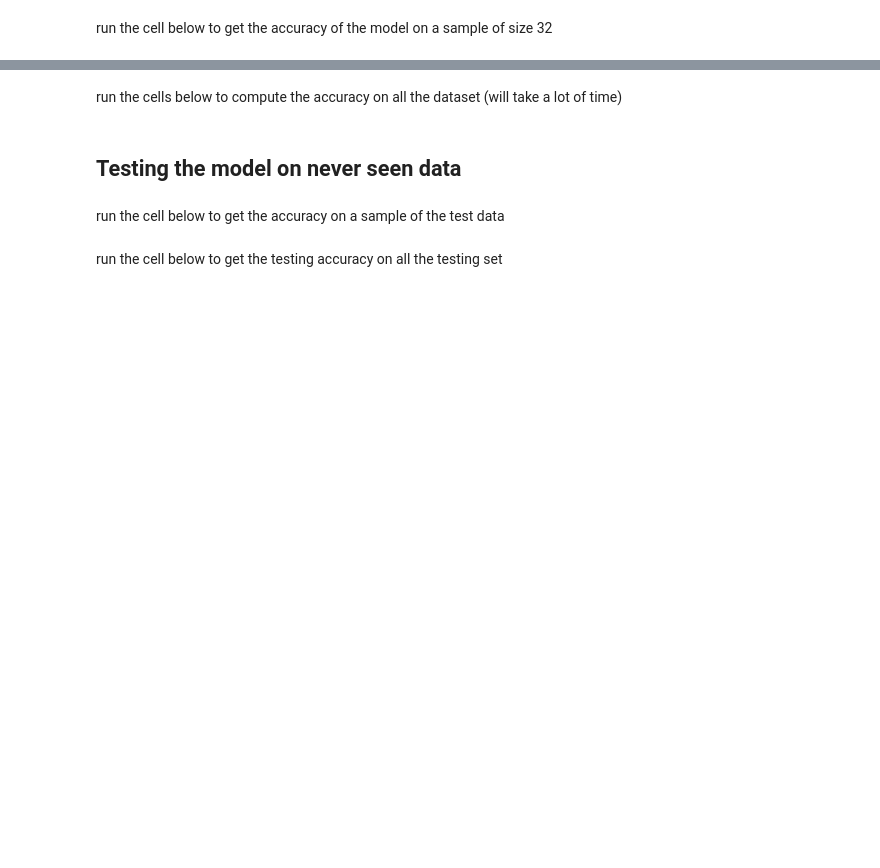
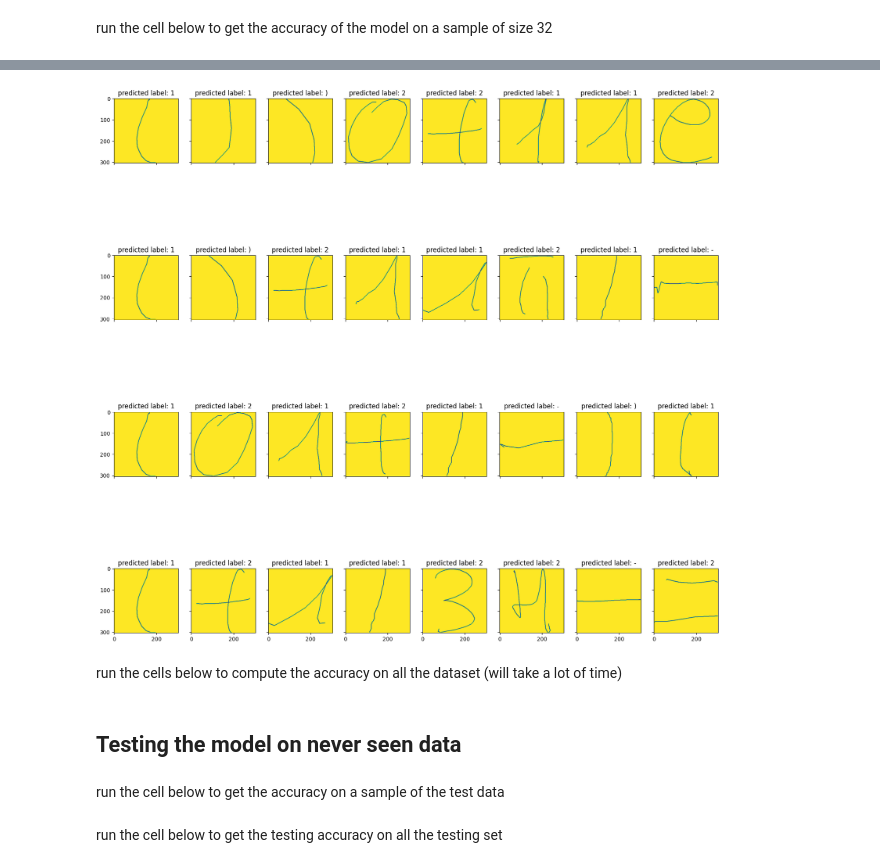
Before and after one commit to fredpell1/Handwritten-Math-Expression-Recognition, a Jupyter notebook: src/testingdemoSymbols.ipynb, the cells around one changed output, grey strips where cells are left out. Cells and saved outputs as stored; diff of their text form; code cells hidden in the pictures; blank space fills up the shorter version.

Commit message:
add prediction images

```diff
--- a/src/testingdemoSymbols.ipynb
+++ b/src/testingdemoSymbols.ipynb
@@ -48,3 +52,14 @@ torch.count_nonzero(pred[:,:,:].topk(1)[1].view(3,32).T[:,0] == target.view(3,32
+# %%
+predicted_label = [latex.index2word[pred[:,:,:].topk(1)[1].view(3,32).T[i,0].item()] for i in range(BATCH_SIZE)]
+numpy_images = img.cpu().numpy()
+fig,axs = plt.subplots(4,8, figsize=(20,20))
+for i in range(4):
+    for j in range(8):
+        axs[i,j].imshow(numpy_images[(i+1)*j].reshape((304,304)))
+        axs[i,j].set_title(f'predicted label: {predicted_label[(i+1)*j]}')
+        axs[i,j].label_outer()
+# %% [output]
+[figure, added]
 # %% [markdown]
 run the cells below to compute the accuracy on all the dataset (will take a lot of time)
 # %%
```
Also changed, not shown: parts of 2 cells of this notebook.
